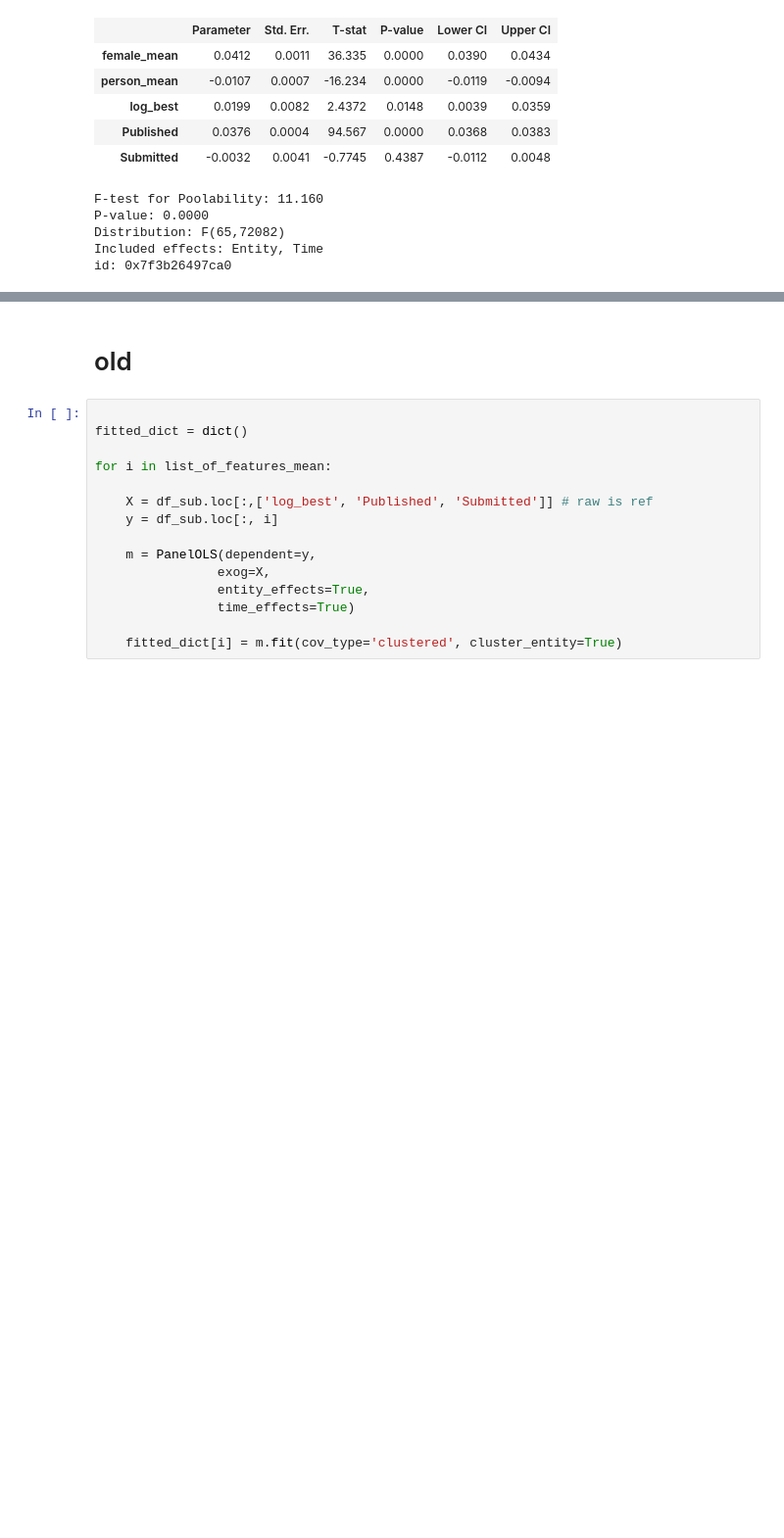
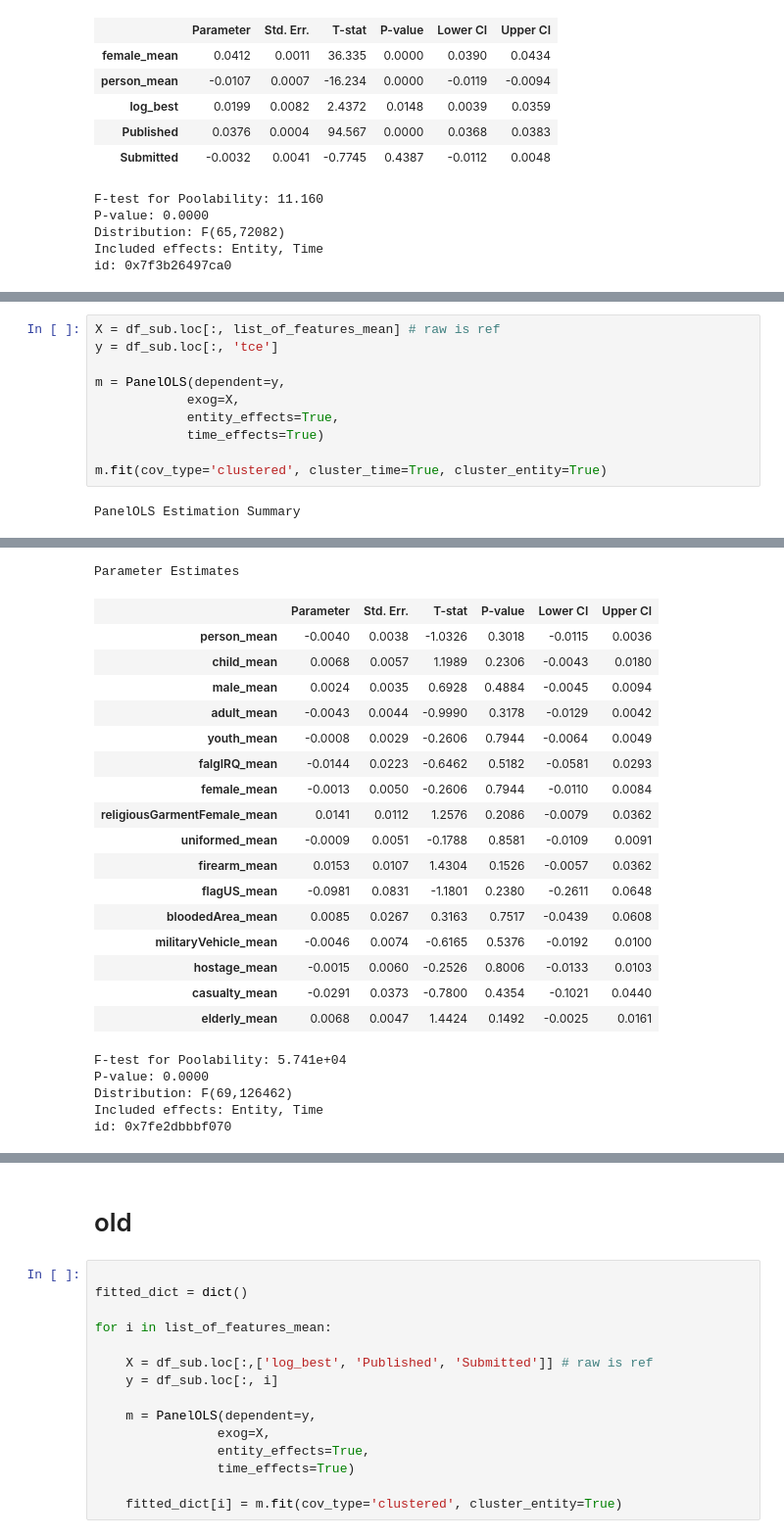
Before and after one commit to Polichinel/Detectron2, a Jupyter notebook: misc/assorted_stats.ipynb, the cells around one changed output, grey strips where cells are left out. Shown at 98% size. Saved outputs shown, nothing was run; the diff lists cells and outputs as text; blank space fills up the shorter version.

```diff
--- a/misc/assorted_stats.ipynb
+++ b/misc/assorted_stats.ipynb
@@ -885,0 +942,12 @@ id: 0x7f3b26497ca0
+# %%
+X = df_sub.loc[:, list_of_features_mean] # raw is ref
+y = df_sub.loc[:, 'tce']
+
+m = PanelOLS(dependent=y,
+            exog=X,
+            entity_effects=True,
+            time_effects=True)
+
+m.fit(cov_type='clustered', cluster_time=True, cluster_entity=True)
+# %% [output]
+PanelOLS Estimation Summary
@@ -885,0 +971,23 @@ id: 0x7f3b26497ca0
+Parameter Estimates
+|  | Parameter | Std. Err. | T-stat | P-value | Lower CI | Upper CI |
+| person_mean | -0.0040 | 0.0038 | -1.0326 | 0.3018 | -0.0115 | 0.0036 |
+| child_mean | 0.0068 | 0.0057 | 1.1989 | 0.2306 | -0.0043 | 0.0180 |
+| male_mean | 0.0024 | 0.0035 | 0.6928 | 0.4884 | -0.0045 | 0.0094 |
+| adult_mean | -0.0043 | 0.0044 | -0.9990 | 0.3178 | -0.0129 | 0.0042 |
+| youth_mean | -0.0008 | 0.0029 | -0.2606 | 0.7944 | -0.0064 | 0.0049 |
+| falgIRQ_mean | -0.0144 | 0.0223 | -0.6462 | 0.5182 | -0.0581 | 0.0293 |
+| female_mean | -0.0013 | 0.0050 | -0.2606 | 0.7944 | -0.0110 | 0.0084 |
+| religiousGarmentFemale_mean | 0.0141 | 0.0112 | 1.2576 | 0.2086 | -0.0079 | 0.0362 |
+| uniformed_mean | -0.0009 | 0.0051 | -0.1788 | 0.8581 | -0.0109 | 0.0091 |
+| firearm_mean | 0.0153 | 0.0107 | 1.4304 | 0.1526 | -0.0057 | 0.0362 |
+| flagUS_mean | -0.0981 | 0.0831 | -1.1801 | 0.2380 | -0.2611 | 0.0648 |
+| bloodedArea_mean | 0.0085 | 0.0267 | 0.3163 | 0.7517 | -0.0439 | 0.0608 |
+| militaryVehicle_mean | -0.0046 | 0.0074 | -0.6165 | 0.5376 | -0.0192 | 0.0100 |
+| hostage_mean | -0.0015 | 0.0060 | -0.2526 | 0.8006 | -0.0133 | 0.0103 |
+| casualty_mean | -0.0291 | 0.0373 | -0.7800 | 0.4354 | -0.1021 | 0.0440 |
+| elderly_mean | 0.0068 | 0.0047 | 1.4424 | 0.1492 | -0.0025 | 0.0161 |
+F-test for Poolability: 5.741e+04
+P-value: 0.0000
+Distribution: F(69,126462)
+Included effects: Entity, Time
+id: 0x7fe2dbbbf070
```
Also changed, not shown: parts of 5 cells of this notebook.
